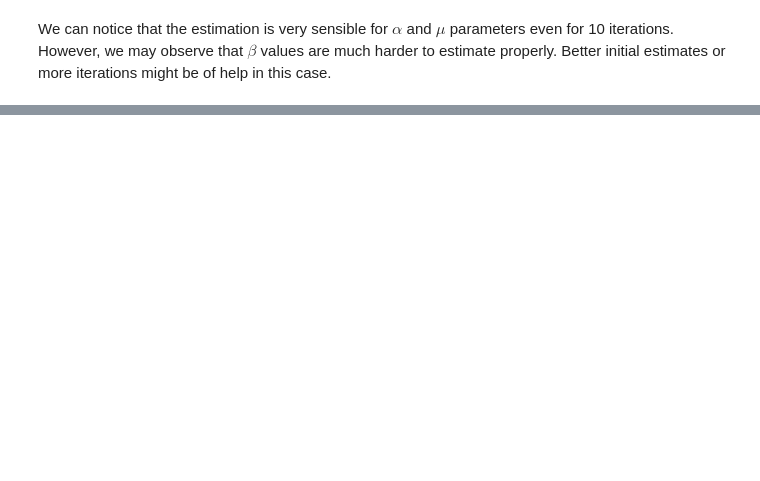
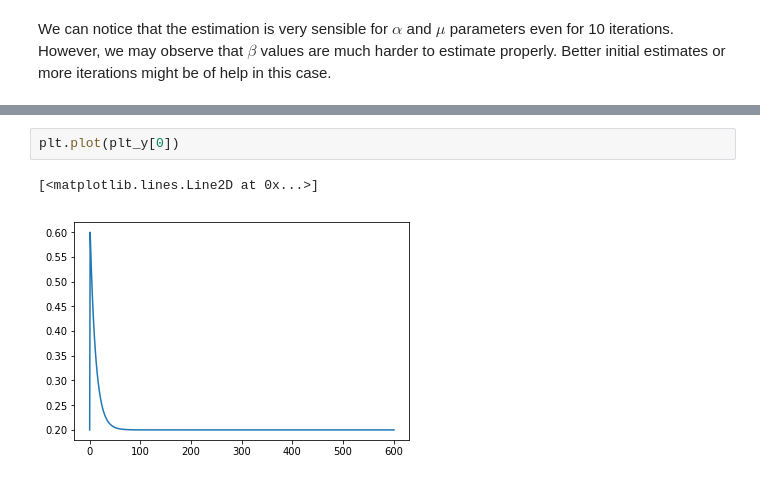
Before and after one commit to majkee15/py-hawkes, a Jupyter notebook: examples/Exponential_Hawkes.ipynb, the cells around one changed output, grey strips where cells are left out. Saved outputs shown, nothing was run; the diff lists cells and outputs as text; blank space fills up the shorter version.

```diff
--- a/examples/Exponential_Hawkes.ipynb
+++ b/examples/Exponential_Hawkes.ipynb
@@ -235,0 +232,5 @@ We can notice that the estimation is very sensible for $\alpha$ and $\mu$ parame
+# %%
+plt.plot(plt_y[0])
+# %% [output]
+[<matplotlib.lines.Line2D at 0x...>]
+[figure, added]
```
Also changed, not shown: parts of 7 cells of this notebook, 2 other files.
